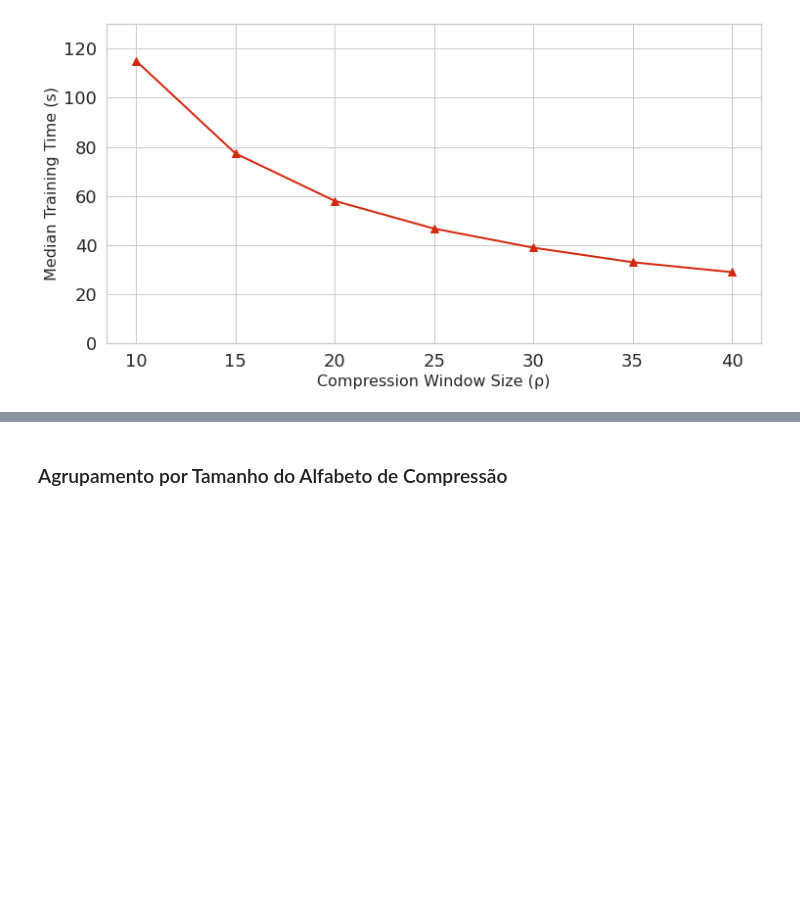
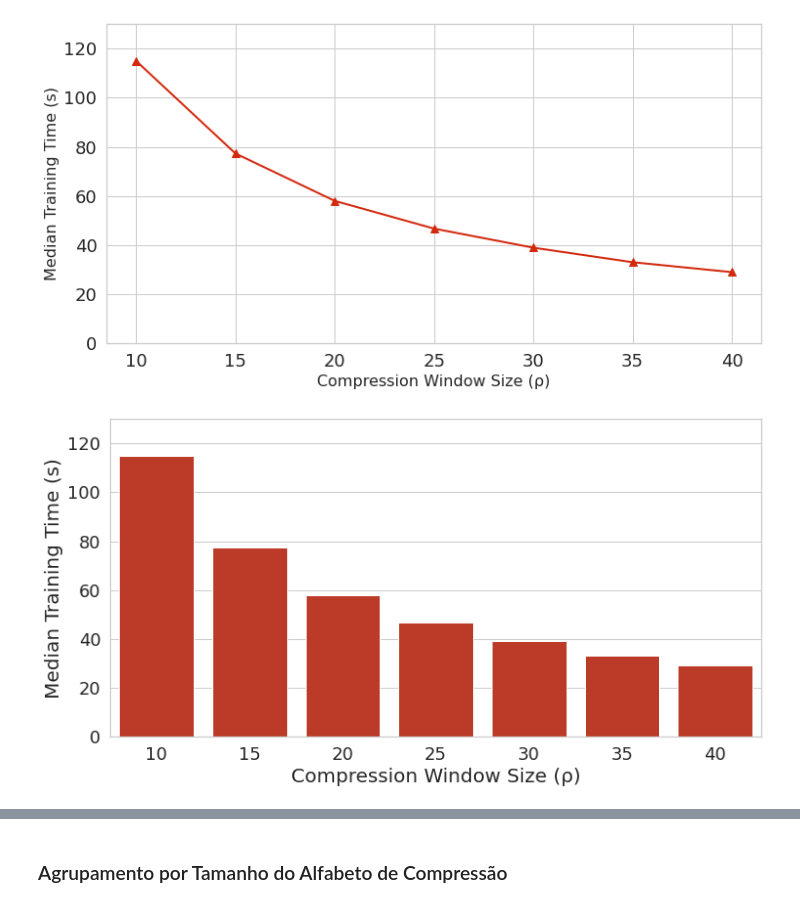
Before and after one commit to paulovictorcorreia/anomaly-detection-sax, a Jupyter notebook: GridSearch_Compression_Parameters_for_Anomaly_Detection.ipynb, the cells around one changed output, grey strips where cells are left out. Drawn from its saved outputs; the diff is of its cells as text; code cells hidden in the pictures; blank space fills up the shorter version.

```diff
--- a/GridSearch_Compression_Parameters_for_Anomaly_Detection.ipynb
+++ b/GridSearch_Compression_Parameters_for_Anomaly_Detection.ipynb
@@ -778,3 +779,18 @@ plt.savefig("trainingTime_windowsize.pdf", dpi=400)
 plt.show()
 # %% [output]
 [figure]
+# %%
+plt.figure(figsize=(12, 6))
+# plt.subplots_adjust(left=4, bottom=0, right=1, top=1, wspace=0, hspace=0)
+sns.barplot(x=timeTrain_data.columns, y=timeTrain_data.values.flatten(),
+            label="Training Time", color="#d3290f",)
+# plt.legend(loc="best", prop={"size":18})
+plt.tick_params(axis='x', labelsize=18)
+plt.tick_params(axis='y', labelsize=18)
+plt.xlabel("Compression Window Size (\u03C1)", fontsize=20)
+plt.ylabel("Median Training Time (s)", fontsize=20)
+plt.ylim((0, 130))
+plt.savefig("trainingTime_windowsize.pdf", dpi=500)
+plt.show()
+# %% [output]
+[figure, added]
```
Also changed, not shown: parts of 10 cells of this notebook.
